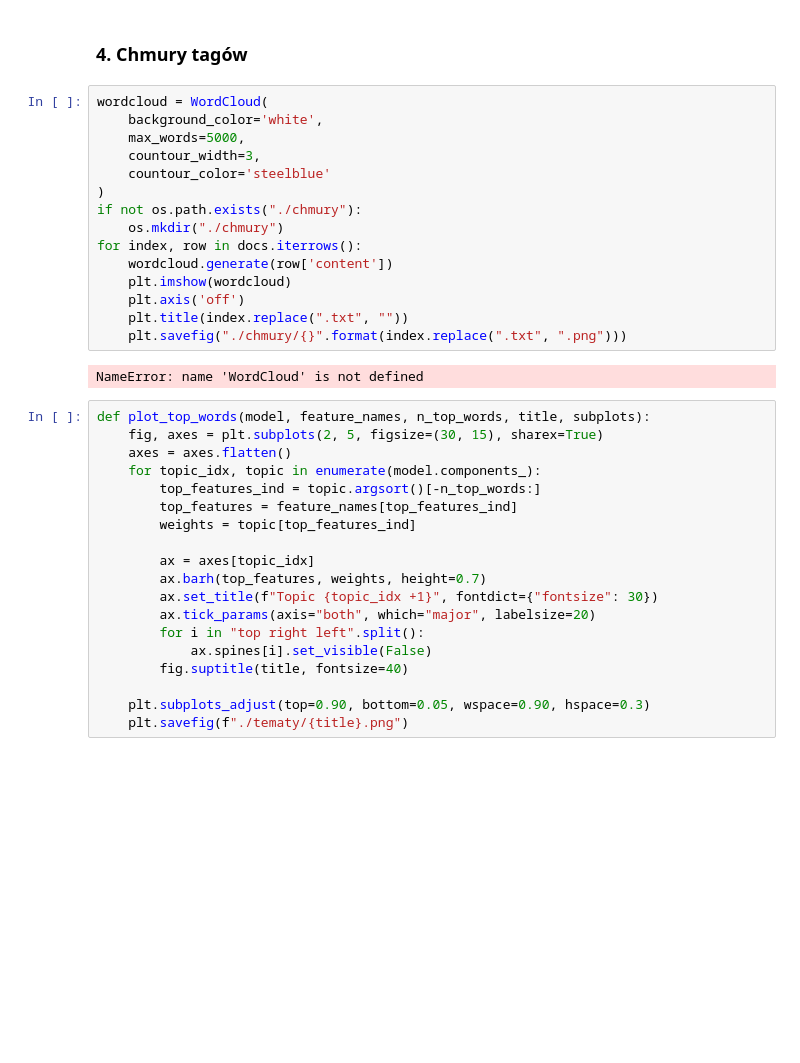
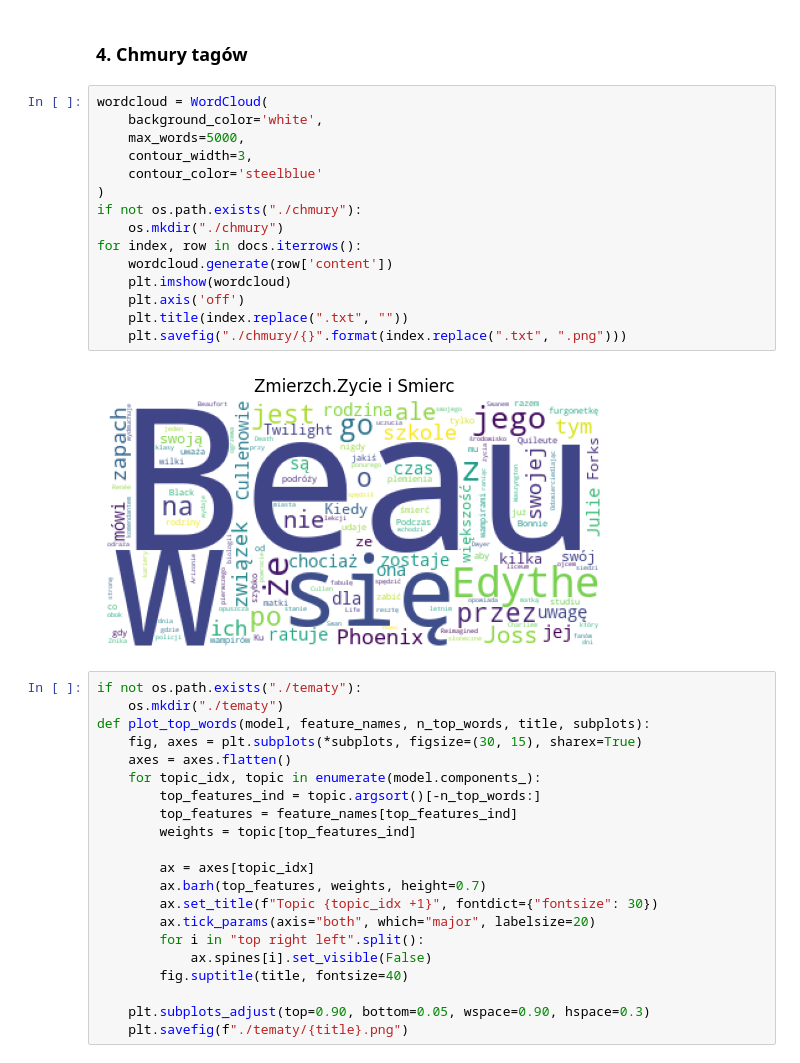
Before and after one commit to czesakanna/TextMining, a Jupyter notebook: text_mining.ipynb, the cells around one changed output. Drawn from its saved outputs; the diff is of its cells as text; blank space fills up the shorter version.

```diff
--- a/text_mining.ipynb
+++ b/text_mining.ipynb
@@ -173,23 +171,25 @@ array([[0.        , 0.        , 0.        , ..., 0.        , 0.        ,
 # %%
 wordcloud = WordCloud(
     background_color='white',
     max_words=5000,
-    countour_width=3,
-    countour_color='steelblue'
+    contour_width=3,
+    contour_color='steelblue'
 )
 if not os.path.exists("./chmury"):
     os.mkdir("./chmury")
 for index, row in docs.iterrows():
     wordcloud.generate(row['content'])
     plt.imshow(wordcloud)
     plt.axis('off')
     plt.title(index.replace(".txt", ""))
     plt.savefig("./chmury/{}".format(index.replace(".txt", ".png")))
 # %% [output]
-NameError: name 'WordCloud' is not defined
+[figure, added]
 # %%
+if not os.path.exists("./tematy"):
+    os.mkdir("./tematy")
 def plot_top_words(model, feature_names, n_top_words, title, subplots):
-    fig, axes = plt.subplots(2, 5, figsize=(30, 15), sharex=True)
+    fig, axes = plt.subplots(*subplots, figsize=(30, 15), sharex=True)
     axes = axes.flatten()
     for topic_idx, topic in enumerate(model.components_):
         top_features_ind = topic.argsort()[-n_top_words:]
```
Also changed, not shown: parts of 7 cells of this notebook, 24 other files.
